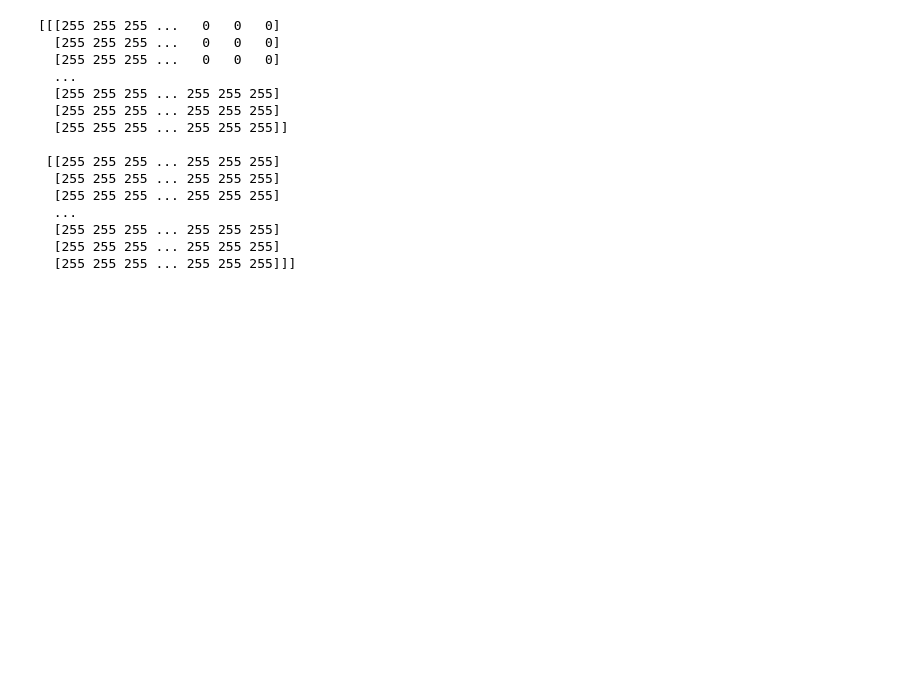
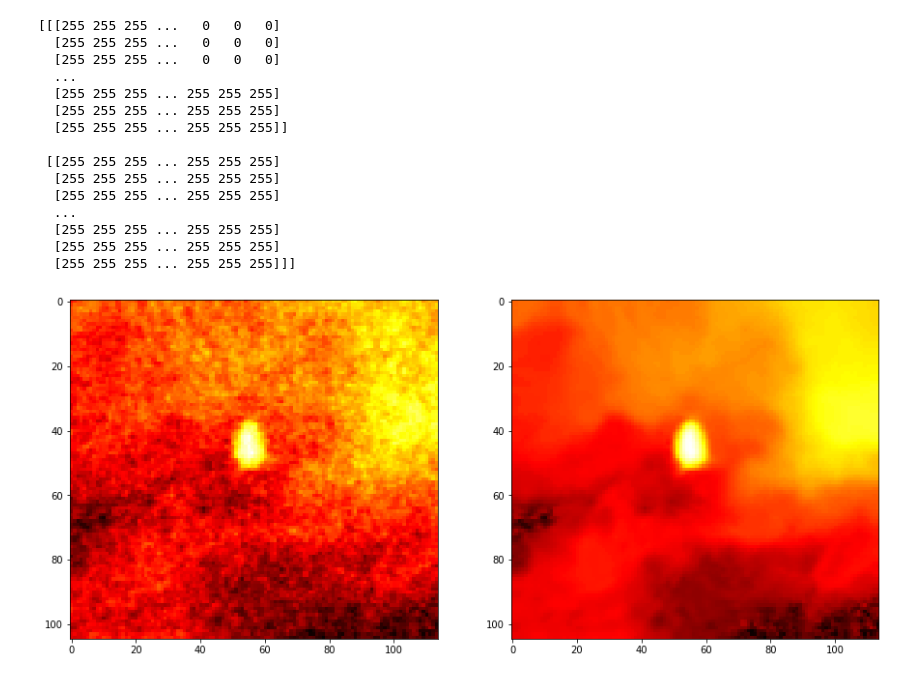
Before and after one commit to satyajitghana/MachineLearningProjects, a Jupyter notebook: BreastCancerDetection/MedicalFeatureExtraction.ipynb, the cells around one changed output. Saved outputs shown, nothing was run; the diff lists cells and outputs as text; code cells hidden in the pictures; blank space fills up the shorter version.

```diff
--- a/BreastCancerDetection/MedicalFeatureExtraction.ipynb
+++ b/BreastCancerDetection/MedicalFeatureExtraction.ipynb
@@ -525,3 +522,14 @@ print(sarraster)
   [255 255 255 ... 255 255 255]
   [255 255 255 ... 255 255 255]
   [255 255 255 ... 255 255 255]]]
+# %%
+import cv2
+crp_img = mpimg.imread('IMG-0003-00001.jpg')
+lum_crp_img = crp_img[:,:,0]
+crp_dst = cv2.fastNlMeansDenoisingColored(crp_img,None,10,10,7,21)
+plt.figure(figsize=(15, 15))
+plt.subplot(121),plt.imshow(lum_crp_img, cmap='hot')
+plt.subplot(122),plt.imshow(crp_dst[:,:,0], cmap='hot')
+plt.show()
+# %% [output]
+[figure, added]
```
Also changed, not shown: parts of 3 cells of this notebook, 15 other files.
